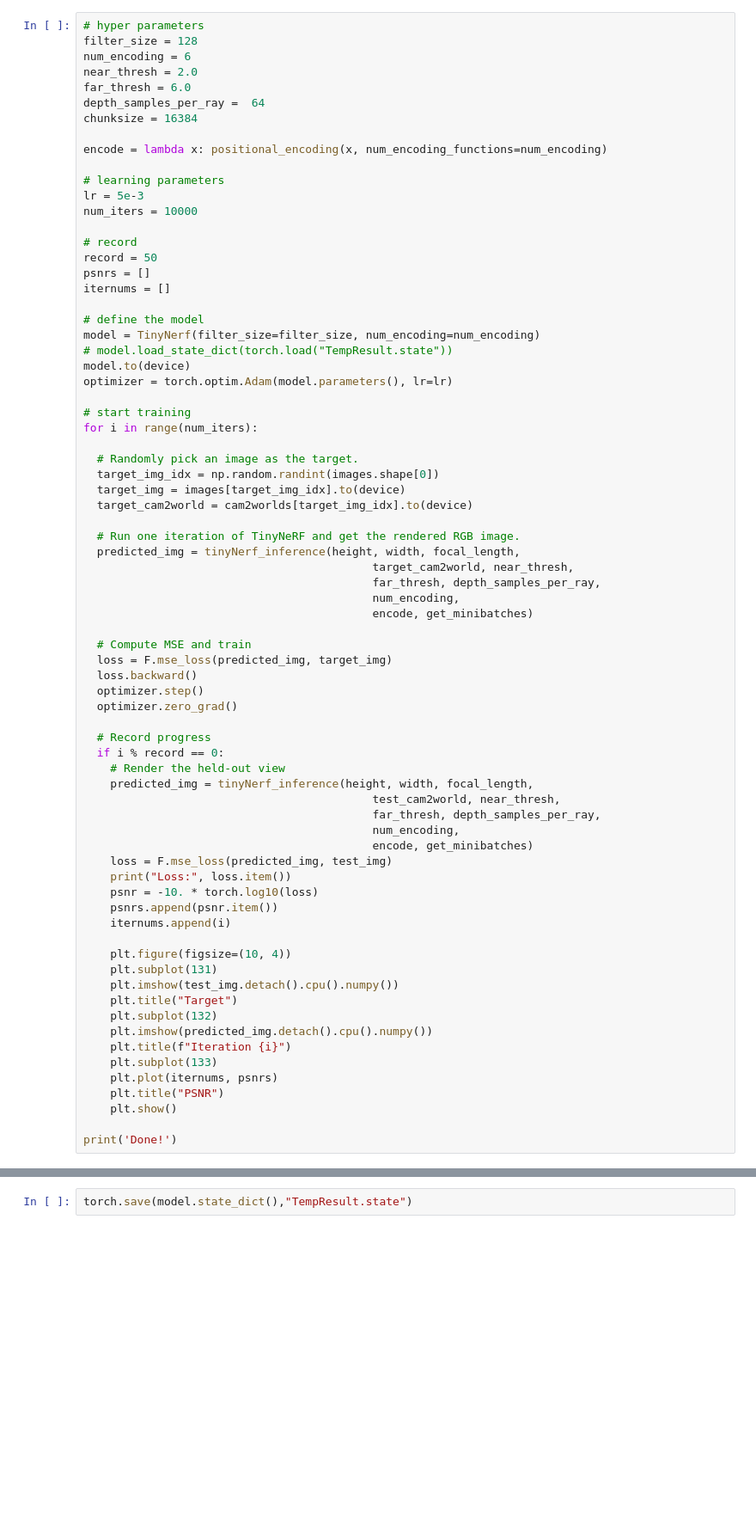
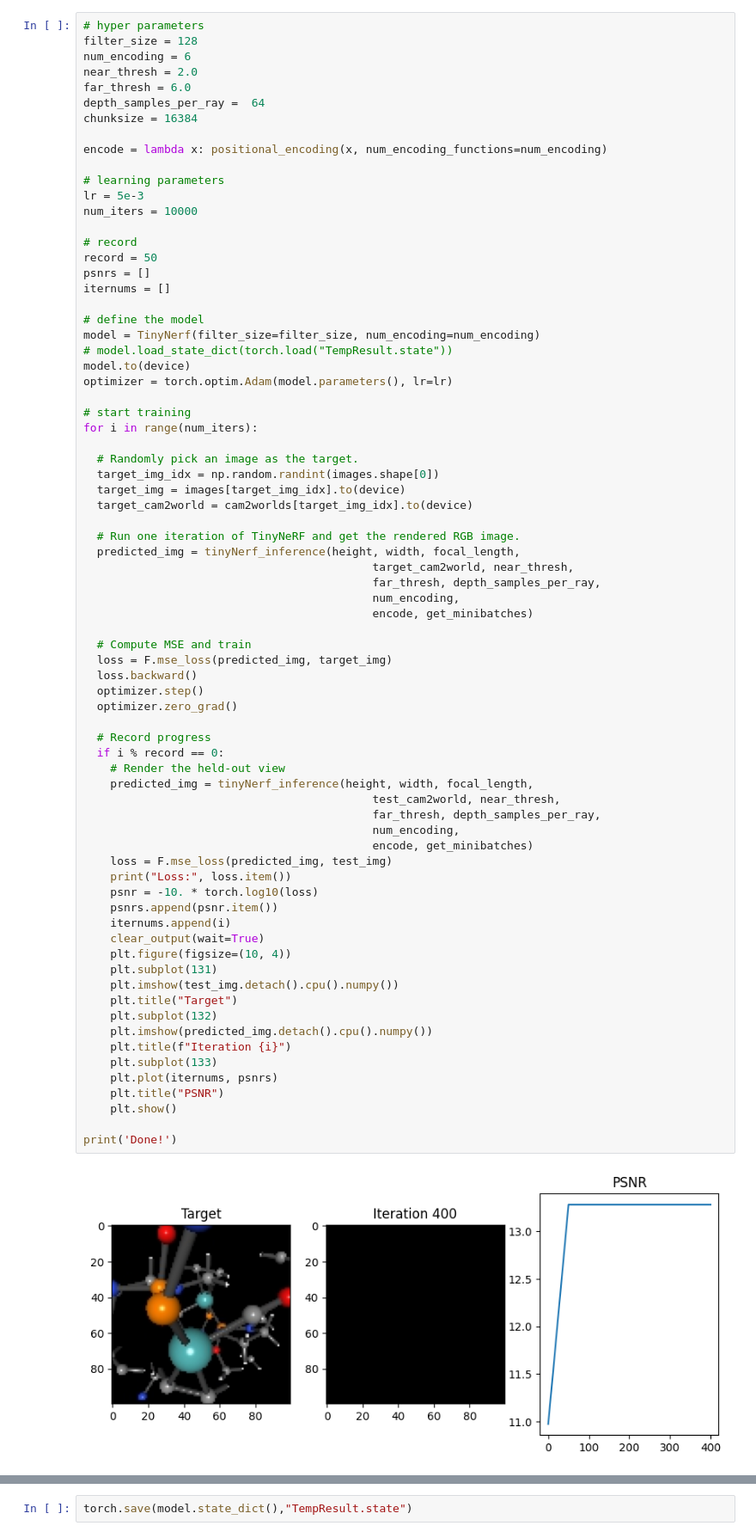
Before and after one commit to franz96521/band-gap, a Jupyter notebook: tiny_nerf_pt.ipynb, the cells around one changed output, grey strips where cells are left out. Shown at 86% size. Cells and saved outputs as stored; diff of their text form; blank space fills up the shorter version.

```diff
--- a/tiny_nerf_pt.ipynb
+++ b/tiny_nerf_pt.ipynb
@@ -372,31 +373,32 @@ for i in range(num_iters):
   optimizer.step()
   optimizer.zero_grad()
 
   # Record progress
   if i % record == 0:
     # Render the held-out view
     predicted_img = tinyNerf_inference(height, width, focal_length,
                                            test_cam2world, near_thresh,
                                            far_thresh, depth_samples_per_ray,
                                            num_encoding,
                                            encode, get_minibatches)
     loss = F.mse_loss(predicted_img, test_img)
     print("Loss:", loss.item())
     psnr = -10. * torch.log10(loss)
     psnrs.append(psnr.item())
     iternums.append(i)
-
+    clear_output(wait=True)
     plt.figure(figsize=(10, 4))
     plt.subplot(131)
     plt.imshow(test_img.detach().cpu().numpy())
     plt.title("Target")
     plt.subplot(132)
     plt.imshow(predicted_img.detach().cpu().numpy())
     plt.title(f"Iteration {i}")
     plt.subplot(133)
     plt.plot(iternums, psnrs)
     plt.title("PSNR")
     plt.show()
 
 print('Done!')
 # %% [output]
+[figure, new version]
```
Also changed, not shown: parts of 4 cells of this notebook, 9 other files.
